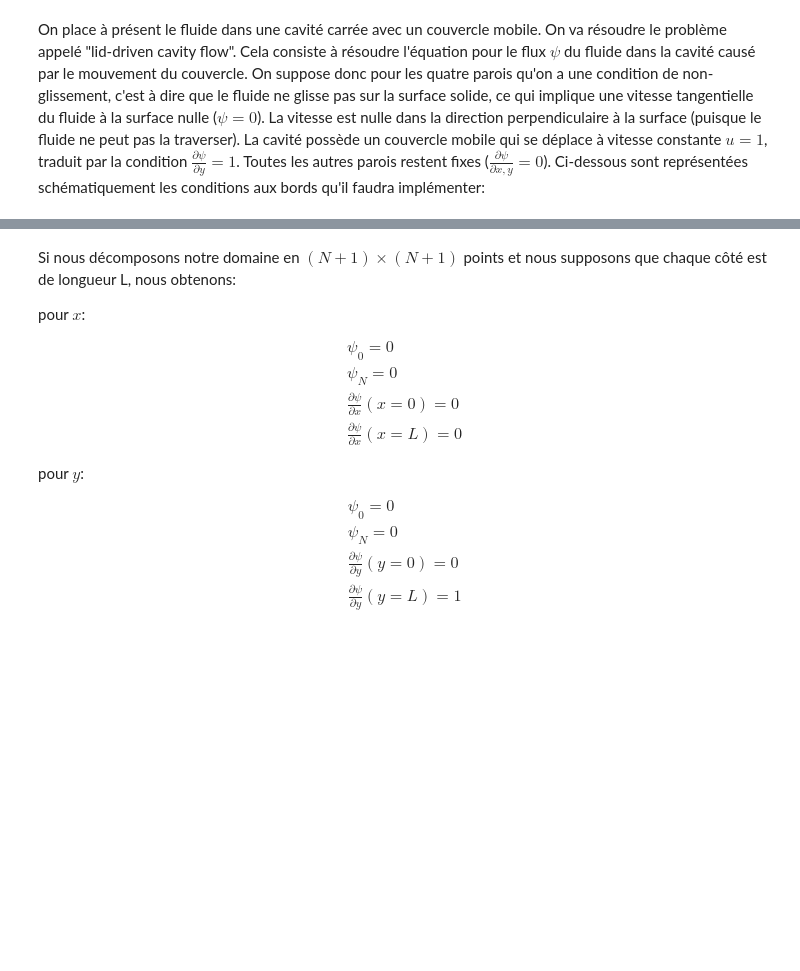
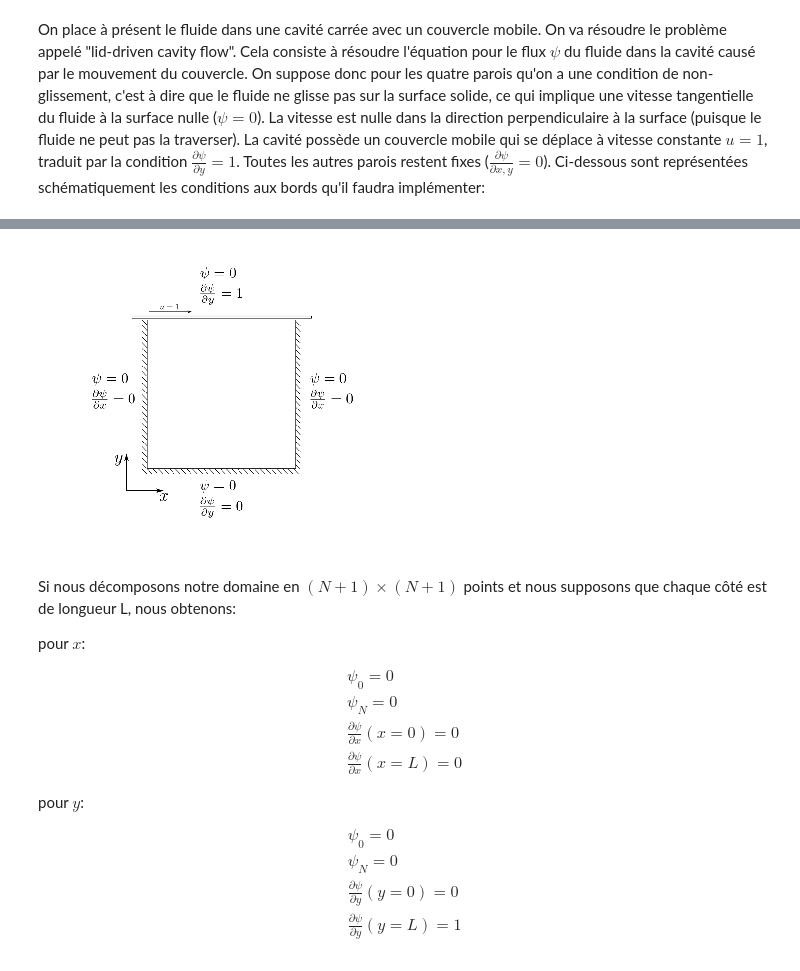
Before and after one commit to Helene98/Devoir-PHYS-F-302-et-303, a Jupyter notebook: Equation Bi-Harmonique/Devoir Equation Bi-Harmonique .ipynb, the cells around one changed output, grey strips where cells are left out. Drawn from its saved outputs; the diff is of its cells as text; code cells hidden in the pictures; blank space fills up the shorter version.

```diff
--- a/Equation Bi-Harmonique/Devoir Equation Bi-Harmonique .ipynb
+++ b/Equation Bi-Harmonique/Devoir Equation Bi-Harmonique .ipynb
@@ -85,3 +83,19 @@ On suppose donc pour les quatre parois qu'on a une condition de non-glissement,
+# %%
+from matplotlib import pyplot
+import numpy
+%matplotlib inline
+from matplotlib import rcParams
+rcParams['font.family'] = 'serif'
+rcParams['font.size'] = 16
+from IPython.display import Image
+from pylab import imshow,figure, imread
+
+f = pyplot.figure(figsize=(5,5))
+image1=pyplot.imread('cavity.png');
+pyplot.axis('off')
+imshow(image1);
+# %% [output]
+[figure, added]
 # %% [markdown]
 Si nous décomposons notre domaine en $(N+1) \times (N+1)$ points et nous supposons que chaque côté est de longueur L, nous obtenons:
 
```
Also changed, not shown: parts of 1 cell of this notebook.
